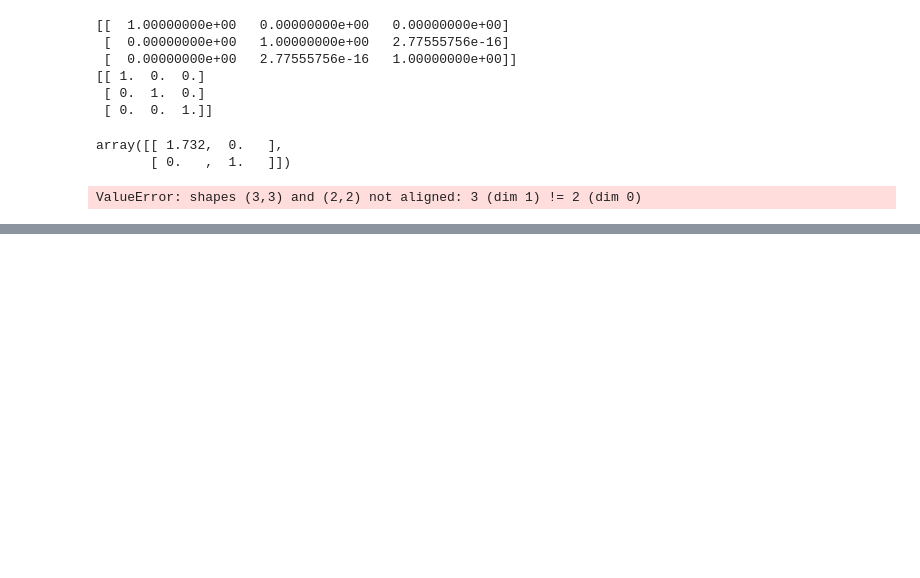
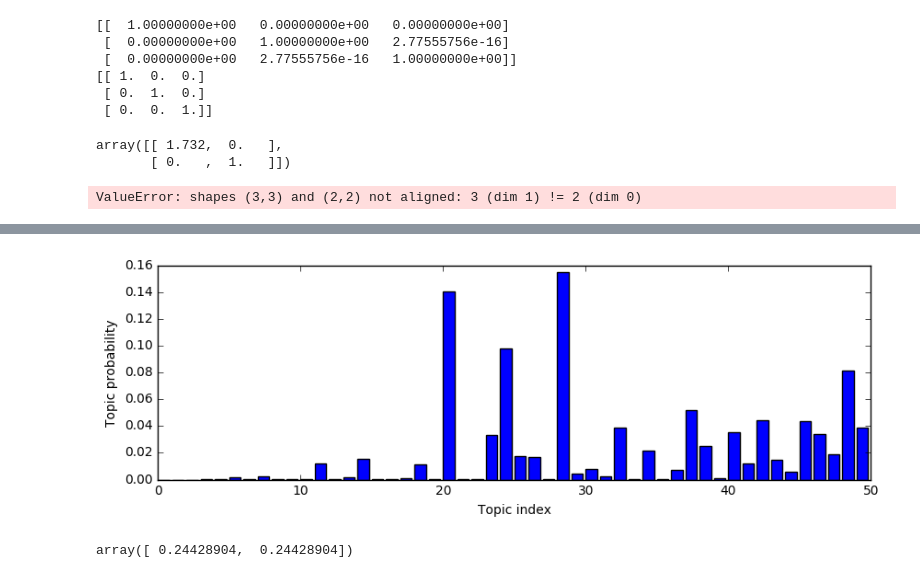
Before and after one commit to egorbunov/spbau, a Jupyter notebook: infret/hw3/playground.ipynb, the cells around one changed output, grey strips where cells are left out. Drawn from its saved outputs; the diff is of its cells as text; code cells hidden in the pictures; blank space fills up the shorter version.

```diff
--- a/infret/hw3/playground.ipynb
+++ b/infret/hw3/playground.ipynb
@@ -268,0 +294,8 @@ ValueError: shapes (3,3) and (2,2) not aligned: 3 (dim 1) != 2 (dim 0)
+# %%
+plot_dir(np.array(range(1, K+1)) / 100)
+# %% [output]
+[figure, added]
+# %%
+np.var(np.random.dirichlet([0.01]*2, size=1000), axis=0)
+# %% [output]
+array([ 0.24428904,  0.24428904])
```
Also changed, not shown: parts of 12 cells of this notebook, 7 other files.
